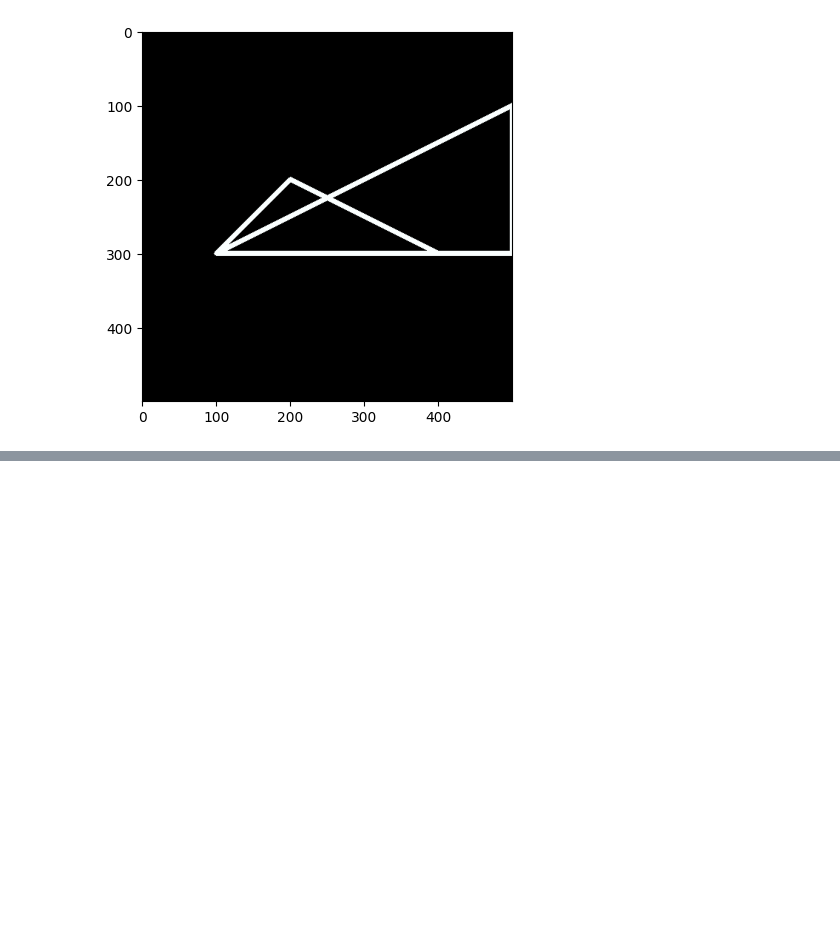
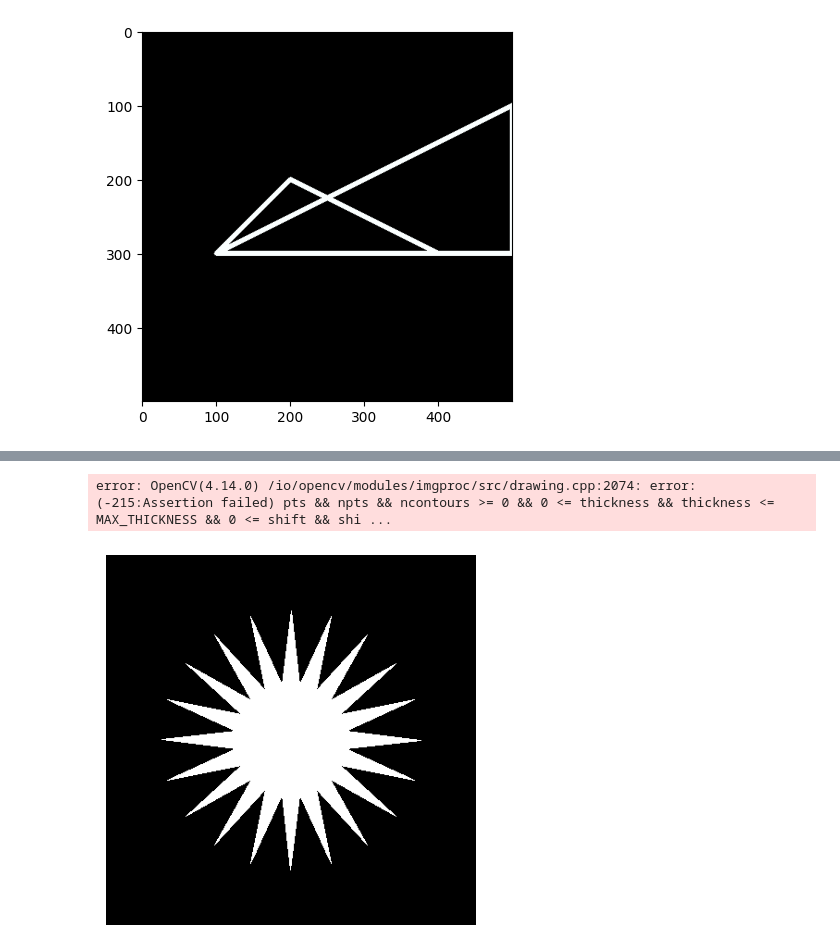
Before and after one commit to Ashishjoshi794/computer-vision, a Jupyter notebook: OpenCV,_Shapes_and_Line.ipynb, the cells around one changed output, grey strips where cells are left out. Saved outputs shown, nothing was run; the diff lists cells and outputs as text; code cells hidden in the pictures; blank space fills up the shorter version.

```diff
--- a/OpenCV,_Shapes_and_Line.ipynb
+++ b/OpenCV,_Shapes_and_Line.ipynb
@@ -100,0 +109,27 @@ plt.imshow(img4)
+# %%
+
+# Blank image
+img3 = np.zeros((300,300,3), dtype=np.uint8)
+
+# Star points
+points = np.array([
+    [150, 40],   # Top
+    [170,100],
+    [240,100],
+    [185,145],
+    [205,220],
+    [150,175],
+    [95,220],
+    [115,145],
+    [60,100],
+    [130,100]
+], np.int32)
+
+#Draw star
+cv2.polylines(img3, [points], isClosed=True, color=(255,255,255), thickness=-1)
+
+plt.imshow(cv2.cvtColor(img3, cv2.COLOR_BGR2RGB))
+plt.axis("off")
+plt.show()
+# %% [output]
+error: OpenCV(4.14.0) /io/opencv/modules/imgproc/src/drawing.cpp:2074: error: (-215:Assertion failed) pts && npts && ncontours >= 0 && 0 <= thickness && thickness <= MAX_THICKNESS && 0 <= shift && shi ...
@@ -100,0 +247,31 @@ plt.imshow(img4)
+# %%
+import cv2
+import numpy as np
+import matplotlib.pyplot as plt
+
+# Blank image
+img3 = np.zeros((400, 400, 3), dtype=np.uint8)
+
+# 20-point star
+center = (200, 200)
+outer_r = 140
+inner_r = 60
+
+points = []
+for i in range(40):  # 20 outer + 20 inner vertices
+    angle = np.pi/2 + i * np.pi/20
+    r = outer_r if i % 2 == 0 else inner_r
+    x = int(center[0] + r * np.cos(angle))
+    y = int(center[1] - r * np.sin(angle))
+    points.append([x, y])
+
+points = np.array(points, np.int32)
+
+# Fill the star with white
+cv2.fillPoly(img3, [points], (255, 255, 255))
+
+plt.imshow(cv2.cvtColor(img3, cv2.COLOR_BGR2RGB))
+plt.axis("off")
+plt.show()
+# %% [output]
+[figure, added]
```
Also changed, not shown: parts of 11 cells of this notebook.
